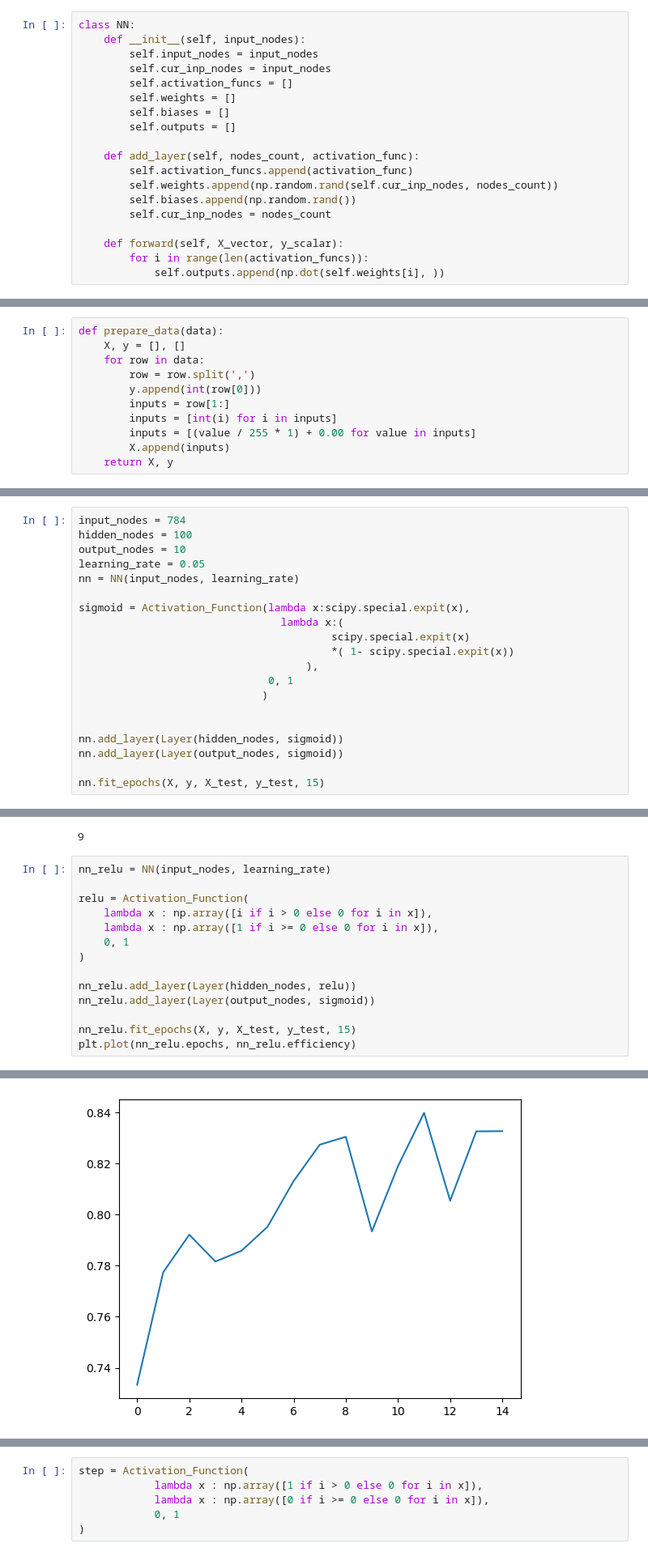
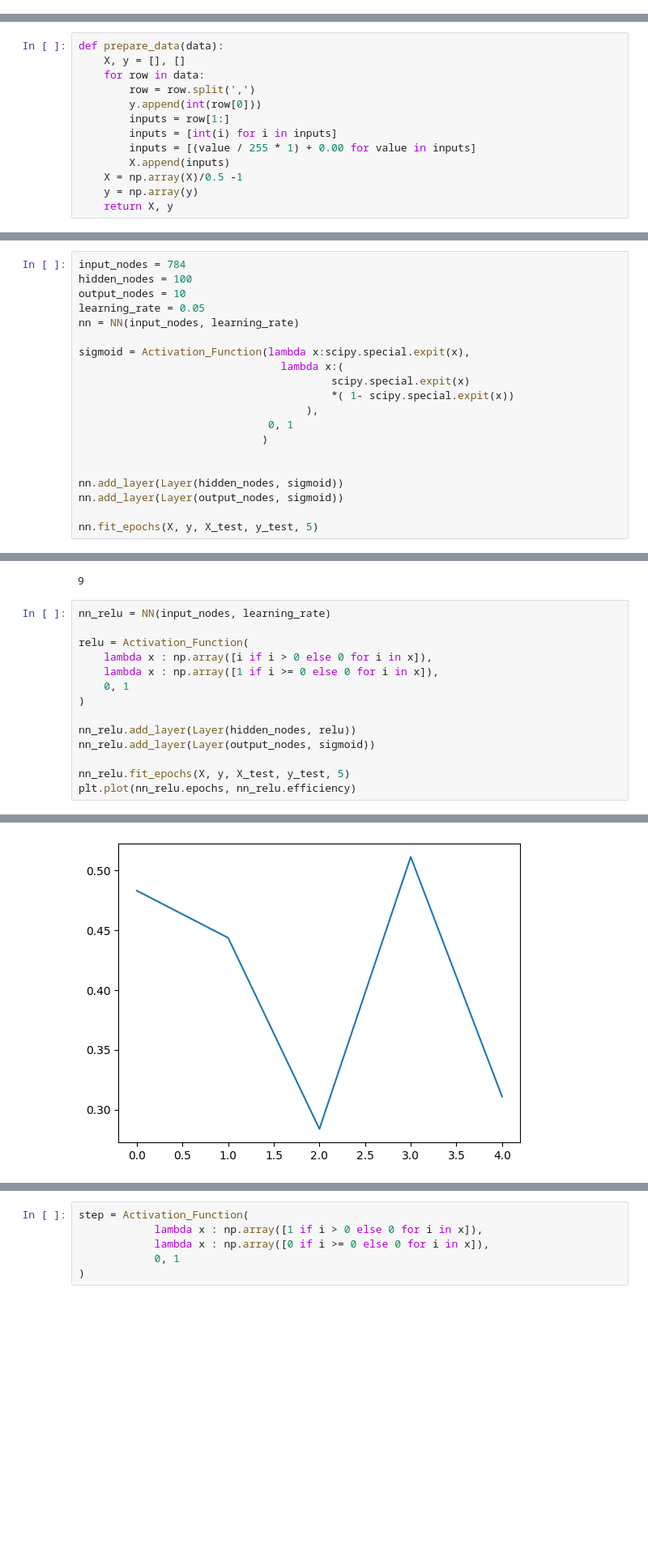
Before and after one commit to pvlstkv/data_science, a Jupyter notebook: neural_network/nn gen2.ipynb, the cells around one changed output, grey strips where cells are left out. Shown at 81% size. Cells and saved outputs as stored; diff of their text form; blank space fills up the shorter version.

```diff
--- a/neural_network/nn gen2.ipynb
+++ b/neural_network/nn gen2.ipynb
@@ -43,19 +13,0 @@ array([0., 0., 0., 0.])
-# %%
-class NN:
-    def __init__(self, input_nodes):
-        self.input_nodes = input_nodes
-        self.cur_inp_nodes = input_nodes
-        self.activation_funcs = []
-        self.weights = []
-        self.biases = []
-        self.outputs = []
-
-    def add_layer(self, nodes_count, activation_func):
-        self.activation_funcs.append(activation_func)
-        self.weights.append(np.random.rand(self.cur_inp_nodes, nodes_count))
-        self.biases.append(np.random.rand())
-        self.cur_inp_nodes = nodes_count
-
-    def forward(self, X_vector, y_scalar):
-        for i in range(len(activation_funcs)):
-            self.outputs.append(np.dot(self.weights[i], ))
@@ -324,6 +271,8 @@ def prepare_data(data):
         inputs = [int(i) for i in inputs]
         inputs = [(value / 255 * 1) + 0.00 for value in inputs]
         X.append(inputs)
+    X = np.array(X)/0.5 -1
+    y = np.array(y)
     return X, y
 # %%
 training_data_file = open('mnist_train.csv', 'r')
@@ -514,7 +483,7 @@ sigmoid = Activation_Function(lambda x:scipy.special.expit(x),
 nn.add_layer(Layer(hidden_nodes, sigmoid))
 nn.add_layer(Layer(output_nodes, sigmoid))
 
-nn.fit_epochs(X, y, X_test, y_test, 15)
+nn.fit_epochs(X, y, X_test, y_test, 5)
 # %%
 plt.plot(nn.epochs, nn.efficiency)
 # %% [output]
@@ -531,17 +500,17 @@ np.argmax(nn_answer)
 # %%
 nn_relu = NN(input_nodes, learning_rate)
 
 relu = Activation_Function(
     lambda x : np.array([i if i > 0 else 0 for i in x]),
     lambda x : np.array([1 if i >= 0 else 0 for i in x]),
     0, 1
 )
 
 nn_relu.add_layer(Layer(hidden_nodes, relu))
 nn_relu.add_layer(Layer(output_nodes, sigmoid))
 
-nn_relu.fit_epochs(X, y, X_test, y_test, 15)
+nn_relu.fit_epochs(X, y, X_test, y_test, 5)
 plt.plot(nn_relu.epochs, nn_relu.efficiency)
 # %% [output]
 [<matplotlib.lines.Line2D at 0x...>]
-[figure, old version]
+[figure, new version]
```
Also changed, not shown: parts of 8 cells of this notebook, 1 other file.
